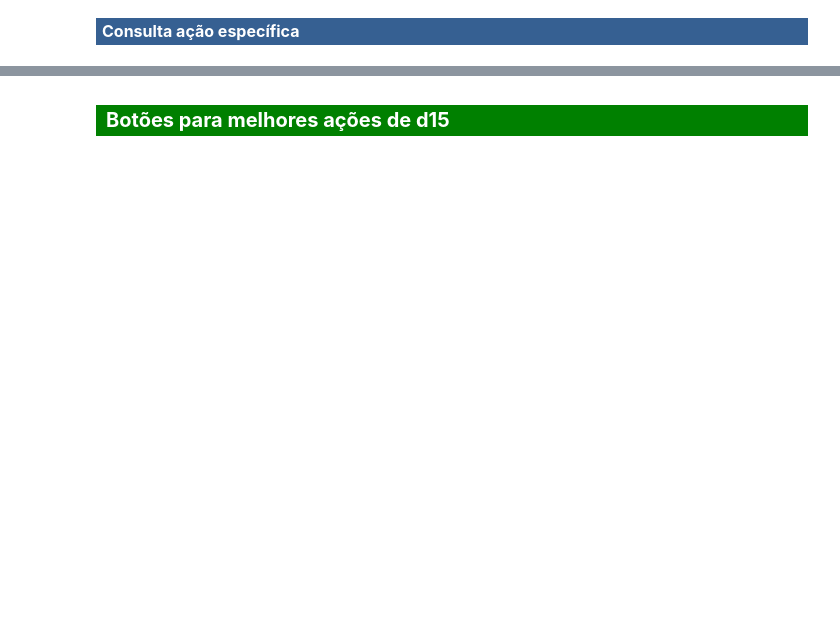
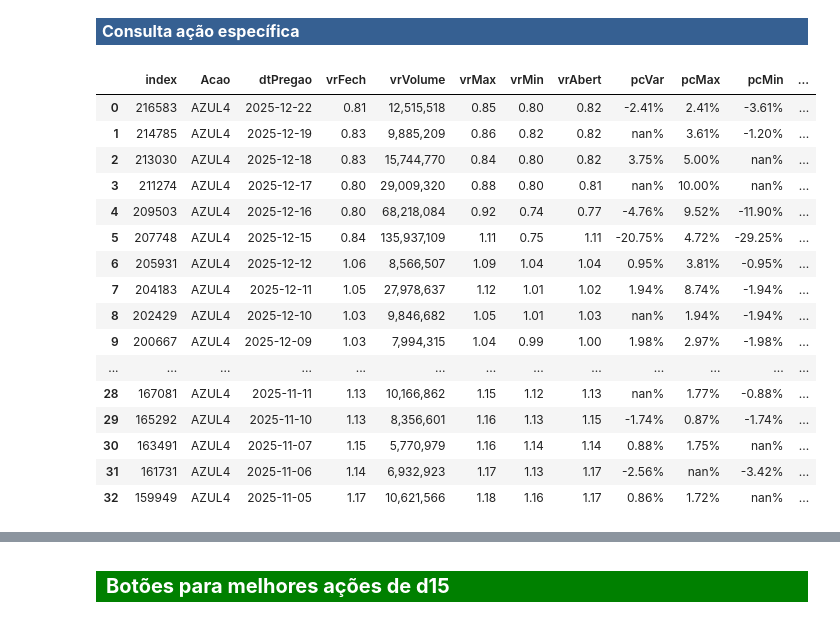
Before and after one commit to alexandre-esmeraldo/StockManager, a Jupyter notebook: StockManager_Processamento.ipynb, the cells around one changed output, grey strips where cells are left out. Cells and saved outputs as stored; diff of their text form; code cells hidden in the pictures; blank space fills up the shorter version.

```diff
--- a/StockManager_Processamento.ipynb
+++ b/StockManager_Processamento.ipynb
@@ -177,5 +212,26 @@ printmd(f'**<div class={font_color}>{hoje}, Status {a}</div>**')
 # %% [markdown]
 <p style="color:white; background-color: #366092; font-size: 12pt; padding: 3px 0px 3px 6px; font-weight: bold">  Consulta ação específica </p>
+# %%
+acao_adhoc = "AZUL4"
+consulta_acao_formatada(df, acao_adhoc)
+# %% [output]
+|  | index | Acao | dtPregao | vrFech | vrVolume | vrMax | vrMin | vrAbert | pcVar | pcMax | pcMin | ... |
+| 0 | 216583 | AZUL4 | 2025-12-22 | 0.81 | 12,515,518 | 0.85 | 0.80 | 0.82 | -2.41% | 2.41% | -3.61% | ... |
+| 1 | 214785 | AZUL4 | 2025-12-19 | 0.83 | 9,885,209 | 0.86 | 0.82 | 0.82 | nan% | 3.61% | -1.20% | ... |
+| 2 | 213030 | AZUL4 | 2025-12-18 | 0.83 | 15,744,770 | 0.84 | 0.80 | 0.82 | 3.75% | 5.00% | nan% | ... |
+| 3 | 211274 | AZUL4 | 2025-12-17 | 0.80 | 29,009,320 | 0.88 | 0.80 | 0.81 | nan% | 10.00% | nan% | ... |
+| 4 | 209503 | AZUL4 | 2025-12-16 | 0.80 | 68,218,084 | 0.92 | 0.74 | 0.77 | -4.76% | 9.52% | -11.90% | ... |
+| 5 | 207748 | AZUL4 | 2025-12-15 | 0.84 | 135,937,109 | 1.11 | 0.75 | 1.11 | -20.75% | 4.72% | -29.25% | ... |
+| 6 | 205931 | AZUL4 | 2025-12-12 | 1.06 | 8,566,507 | 1.09 | 1.04 | 1.04 | 0.95% | 3.81% | -0.95% | ... |
+| 7 | 204183 | AZUL4 | 2025-12-11 | 1.05 | 27,978,637 | 1.12 | 1.01 | 1.02 | 1.94% | 8.74% | -1.94% | ... |
+| 8 | 202429 | AZUL4 | 2025-12-10 | 1.03 | 9,846,682 | 1.05 | 1.01 | 1.03 | nan% | 1.94% | -1.94% | ... |
+| 9 | 200667 | AZUL4 | 2025-12-09 | 1.03 | 7,994,315 | 1.04 | 0.99 | 1.00 | 1.98% | 2.97% | -1.98% | ... |
+| ... | ... | ... | ... | ... | ... | ... | ... | ... | ... | ... | ... | ... |
+| 28 | 167081 | AZUL4 | 2025-11-11 | 1.13 | 10,166,862 | 1.15 | 1.12 | 1.13 | nan% | 1.77% | -0.88% | ... |
+| 29 | 165292 | AZUL4 | 2025-11-10 | 1.13 | 8,356,601 | 1.16 | 1.13 | 1.15 | -1.74% | 0.87% | -1.74% | ... |
+| 30 | 163491 | AZUL4 | 2025-11-07 | 1.15 | 5,770,979 | 1.16 | 1.14 | 1.14 | 0.88% | 1.75% | nan% | ... |
+| 31 | 161731 | AZUL4 | 2025-11-06 | 1.14 | 6,932,923 | 1.17 | 1.13 | 1.17 | -2.56% | nan% | -3.42% | ... |
+| 32 | 159949 | AZUL4 | 2025-11-05 | 1.17 | 10,621,566 | 1.18 | 1.16 | 1.17 | 0.86% | 1.72% | nan% | ... |
 # %%
 acao_adhoc = "rcsl4"
 consulta_acao_formatada(df, acao_adhoc)
```
Also changed, not shown: parts of 22 cells of this notebook, 6 other files.
